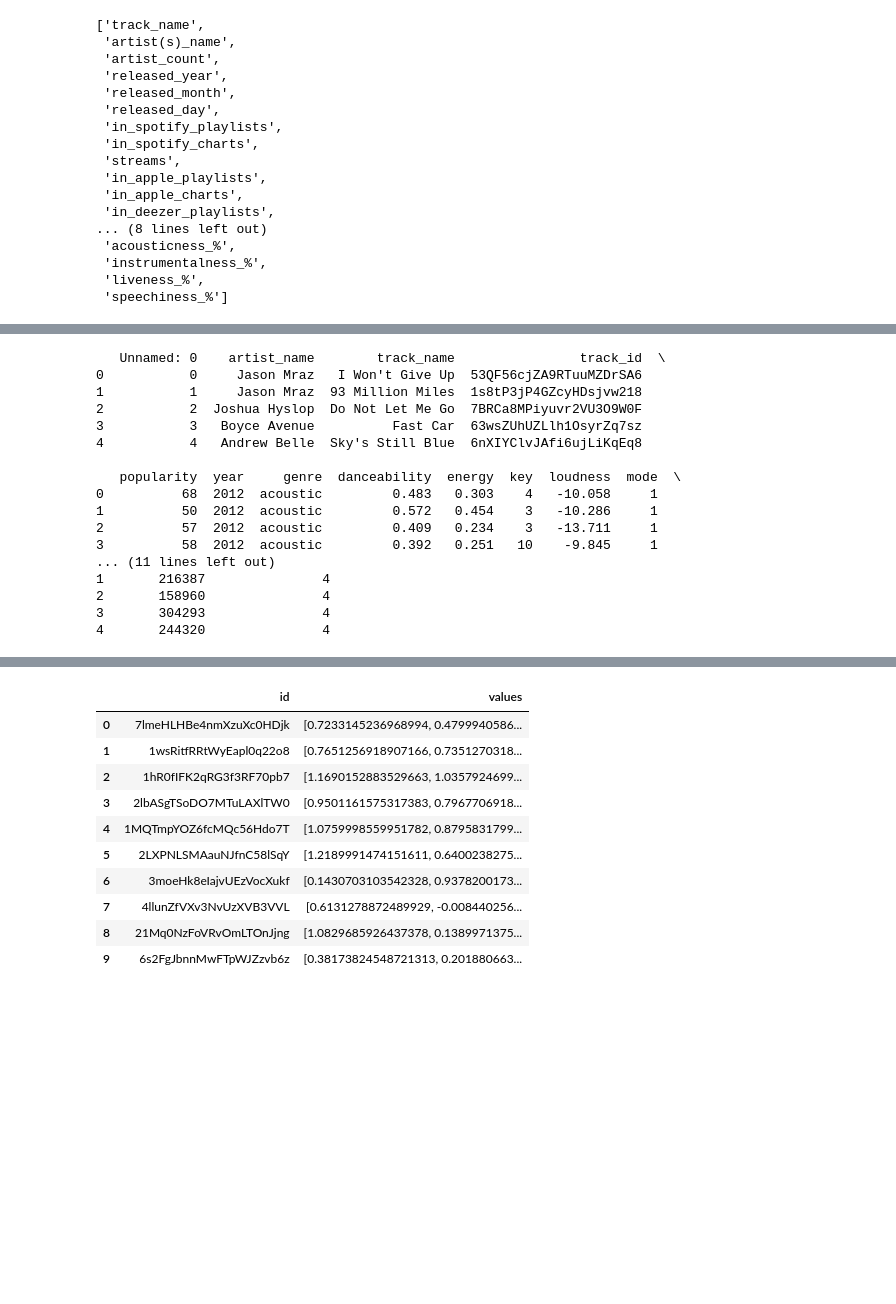
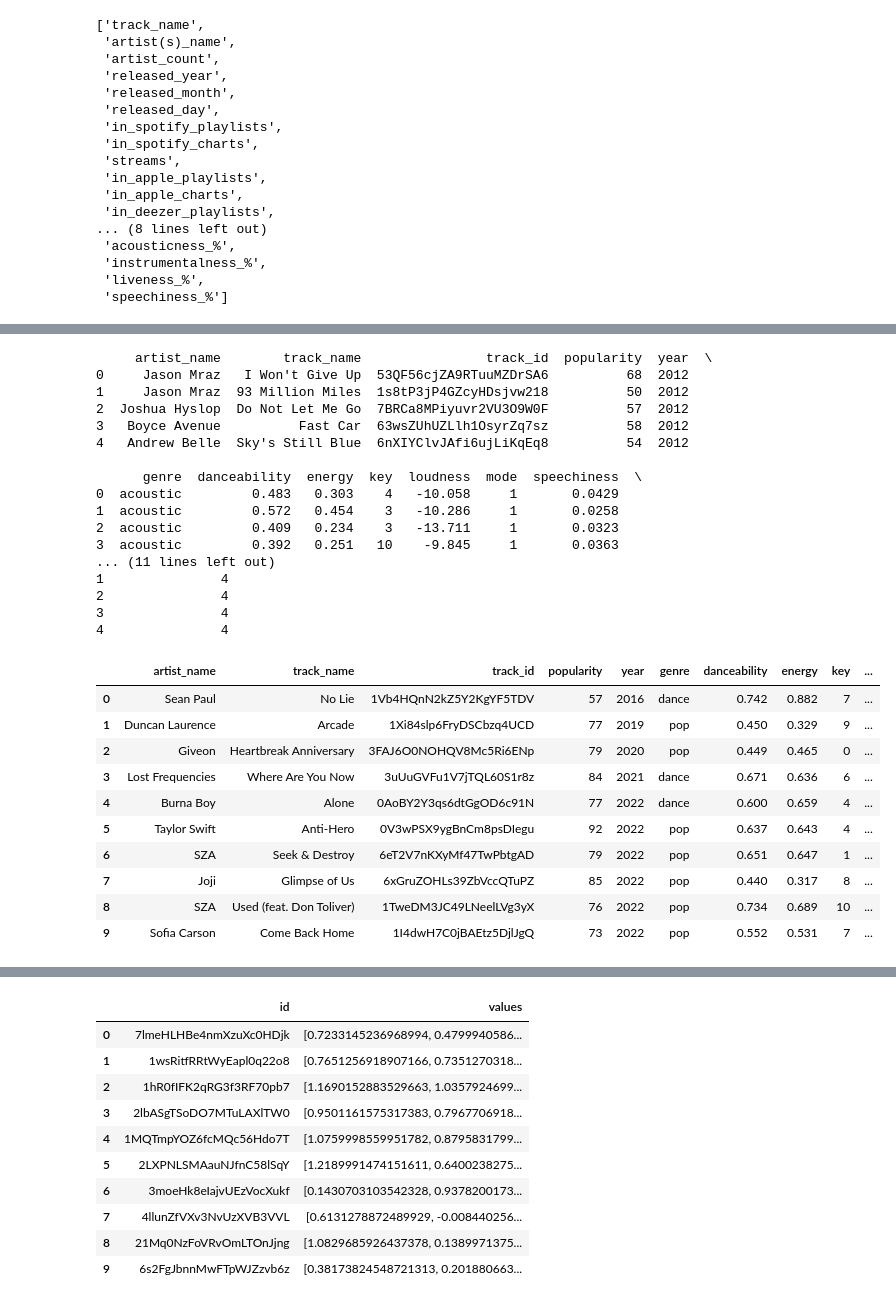
Before and after one commit to sz8689/COS_597A_Project, a Jupyter notebook: Music recommendation system.ipynb, the cells around one changed output, grey strips where cells are left out. Cells and saved outputs as stored; diff of their text form; code cells hidden in the pictures; blank space fills up the shorter version.

Commit message:
add the search song embeddings

```diff
--- a/Music recommendation system.ipynb
+++ b/Music recommendation system.ipynb
@@ -365,3 +370,17 @@ list(top_songs.columns)
  'instrumentalness_%',
  'liveness_%',
  'speechiness_%']
+# %%
+# get top 10 hits songs in 2023, need released year after 2014 and before 2023, so it will not in our original dataset
+filtered_songs = top_songs[(top_songs['released_year'] > 2014) & (top_songs['released_year'] < 2023)]
+top_10_songs = filtered_songs.sort_values(by = "streams", ascending = False).iloc[:10,:]
+
+# Remove the last song from top_10_songs as the last one did not in other dataset
+top_10_songs = top_10_songs.iloc[:-1, :]
+
+# Get the next song in the sorted order
+next_song = filtered_songs.sort_values(by="streams", ascending=False).iloc[10:11, :]
+
+# Concatenate top_10_songs and next_song
+top_10_songs = pd.concat([top_10_songs, next_song], ignore_index=True)
+top_10_songs
@@ -367,0 +400,9 @@ list(top_songs.columns)
+# %%
+# extract top 10 songs name to search in all songs dataset
+top_10_songs_to_search = top_10_songs[['track_name', 'artist(s)_name']]
+top_10_songs_to_search = top_10_songs_to_search.rename(columns={'track_name': 'track_name', 'artist(s)_name': 'artist_name'})
+
+# Split 'artists_name' and keep only the first part, because the another dataset only keep one artist
+top_10_songs_to_search['artist_name'] = top_10_songs_to_search['artist_name'].str.split(',').str[0]
+
+top_10_songs_to_search
@@ -367,0 +421,5 @@ list(top_songs.columns)
+# %%
+# manually exchange song name value as they did not same across the dataset
+top_10_songs_to_search.loc[4, "track_name"] = "Come Back Home"
+top_10_songs_to_search.loc[8, "track_name"] = "Heartbreak Anniversary"
+top_10_songs_to_search
@@ -368,23 +438,39 @@ list(top_songs.columns)
 # %%
 file_path_all_songs = '../spotify_data.csv'
-all_songs = pd.read_csv(file_path_all_songs)
-all_songs = all_songs[['artist_name', 'track_name', 'year','loudness']]
+all_songs = pd.read_csv(file_path_all_songs, index_col = 0)
+print(all_songs.head())
 # %% [output]
-   Unnamed: 0    artist_name        track_name                track_id  \
-0           0     Jason Mraz   I Won't Give Up  53QF56cjZA9RTuuMZDrSA6
-1           1     Jason Mraz  93 Million Miles  1s8tP3jP4GZcyHDsjvw218
-2           2  Joshua Hyslop  Do Not Let Me Go  7BRCa8MPiyuvr2VU3O9W0F
-3           3   Boyce Avenue          Fast Car  63wsZUhUZLlh1OsyrZq7sz
-4           4   Andrew Belle  Sky's Still Blue  6nXIYClvJAfi6ujLiKqEq8
+     artist_name        track_name                track_id  popularity  year  \
+0     Jason Mraz   I Won't Give Up  53QF56cjZA9RTuuMZDrSA6          68  2012
+1     Jason Mraz  93 Million Miles  1s8tP3jP4GZcyHDsjvw218          50  2012
+2  Joshua Hyslop  Do Not Let Me Go  7BRCa8MPiyuvr2VU3O9W0F          57  2012
+3   Boyce Avenue          Fast Car  63wsZUhUZLlh1OsyrZq7sz          58  2012
+4   Andrew Belle  Sky's Still Blue  6nXIYClvJAfi6ujLiKqEq8          54  2012
 
-   popularity  year     genre  danceability  energy  key  loudness  mode  \
-0          68  2012  acoustic         0.483   0.303    4   -10.058     1
-1          50  2012  acoustic         0.572   0.454    3   -10.286     1
-2          57  2012  acoustic         0.409   0.234    3   -13.711     1
-3          58  2012  acoustic         0.392   0.251   10    -9.845     1
+      genre  danceability  energy  key  loudness  mode  speechiness  \
+0  acoustic         0.483   0.303    4   -10.058     1       0.0429
+1  acoustic         0.572   0.454    3   -10.286     1       0.0258
+2  acoustic         0.409   0.234    3   -13.711     1       0.0323
+3  acoustic         0.392   0.251   10    -9.845     1       0.0363
 ... (11 lines left out)
-1       216387               4
-2       158960               4
-3       304293               4
-4       244320               4
+1               4
+2               4
+3               4
+4               4
+# %%
+# check if all songs is in
+selected_10_songs = pd.merge(all_songs, top_10_songs_to_search, on=['track_name', 'artist_name'], how='inner')
+selected_10_songs
+# %% [output]
+|  | artist_name | track_name | track_id | popularity | year | genre | danceability | energy | key | ... |
+| 0 | Sean Paul | No Lie | 1Vb4HQnN2kZ5Y2KgYF5TDV | 57 | 2016 | dance | 0.742 | 0.882 | 7 | ... |
+| 1 | Duncan Laurence | Arcade | 1Xi84slp6FryDSCbzq4UCD | 77 | 2019 | pop | 0.450 | 0.329 | 9 | ... |
+| 2 | Giveon | Heartbreak Anniversary | 3FAJ6O0NOHQV8Mc5Ri6ENp | 79 | 2020 | pop | 0.449 | 0.465 | 0 | ... |
+| 3 | Lost Frequencies | Where Are You Now | 3uUuGVFu1V7jTQL60S1r8z | 84 | 2021 | dance | 0.671 | 0.636 | 6 | ... |
+| 4 | Burna Boy | Alone | 0AoBY2Y3qs6dtGgOD6c91N | 77 | 2022 | dance | 0.600 | 0.659 | 4 | ... |
+| 5 | Taylor Swift | Anti-Hero | 0V3wPSX9ygBnCm8psDIegu | 92 | 2022 | pop | 0.637 | 0.643 | 4 | ... |
+| 6 | SZA | Seek & Destroy | 6eT2V7nKXyMf47TwPbtgAD | 79 | 2022 | pop | 0.651 | 0.647 | 1 | ... |
+| 7 | Joji | Glimpse of Us | 6xGruZOHLs39ZbVccQTuPZ | 85 | 2022 | pop | 0.440 | 0.317 | 8 | ... |
+| 8 | SZA | Used (feat. Don Toliver) | 1TweDM3JC49LNeelLVg3yX | 76 | 2022 | pop | 0.734 | 0.689 | 10 | ... |
+| 9 | Sofia Carson | Come Back Home | 1I4dwH7C0jBAEtz5DjlJgQ | 73 | 2022 | pop | 0.552 | 0.531 | 7 | ... |
 # %%
```
Also changed, not shown: parts of 33 cells of this notebook.
